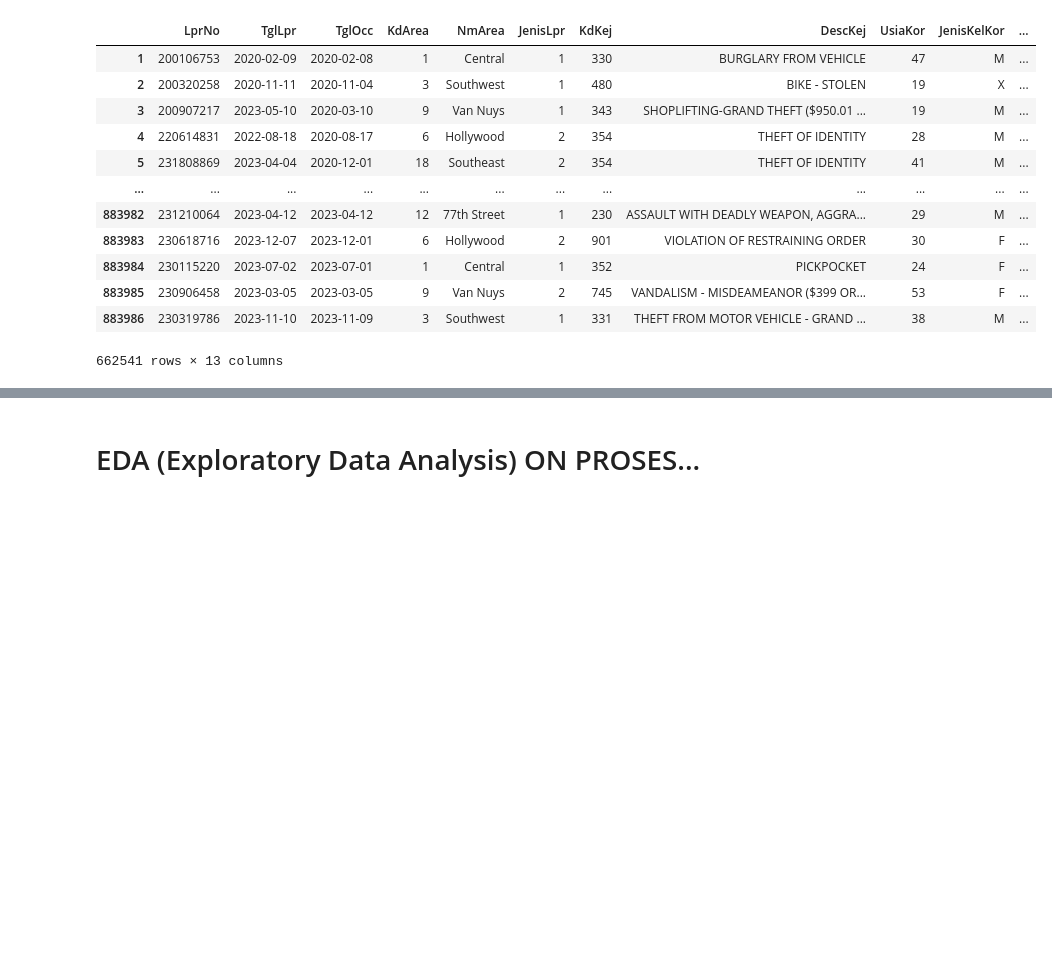
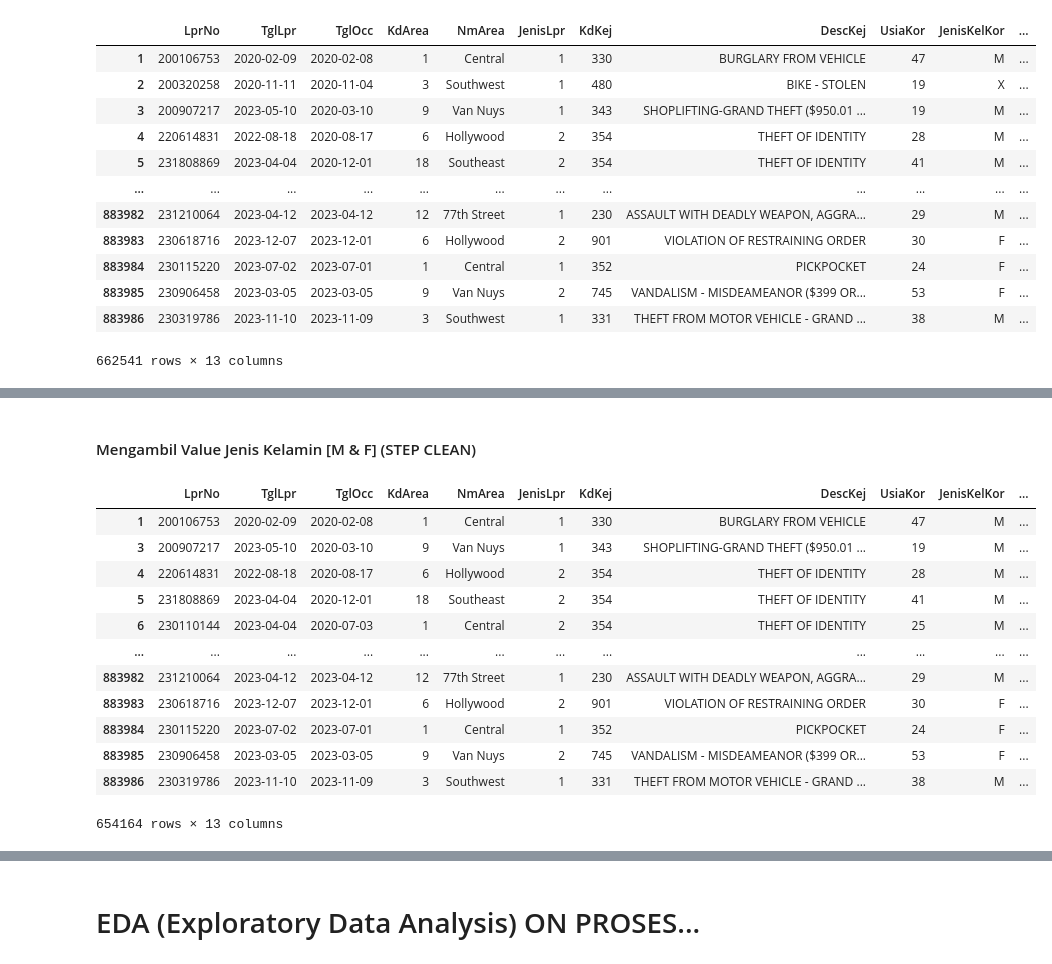
Before and after one commit to RIFF7/capstone-project, a Jupyter notebook: capstone_project.ipynb, the cells around one changed output, grey strips where cells are left out. Saved outputs shown, nothing was run; the diff lists cells and outputs as text; code cells hidden in the pictures; blank space fills up the shorter version.

```diff
--- a/capstone_project.ipynb
+++ b/capstone_project.ipynb
@@ -720,0 +717,24 @@ Name: count, dtype: int64
+# %% [markdown]
+#### Mengambil Value Jenis Kelamin [M & F] (STEP CLEAN)
+# %%
+# Mengambil data jenis kelamin hanya pada baris dengan value
+# 'M' dan 'F' pada kolom JenisKelKor
+jeniskel_mf = df_usia_positif.loc[df_usia_positif['JenisKelKor'].isin(['M', 'F'])]
+
+# Tampilkan DataFrame
+data_clean = jeniskel_mf
+data_clean
+# %% [output]
+|  | LprNo | TglLpr | TglOcc | KdArea | NmArea | JenisLpr | KdKej | DescKej | UsiaKor | JenisKelKor | ... |
+| 1 | 200106753 | 2020-02-09 | 2020-02-08 | 1 | Central | 1 | 330 | BURGLARY FROM VEHICLE | 47 | M | ... |
+| 3 | 200907217 | 2023-05-10 | 2020-03-10 | 9 | Van Nuys | 1 | 343 | SHOPLIFTING-GRAND THEFT ($950.01 ... | 19 | M | ... |
+| 4 | 220614831 | 2022-08-18 | 2020-08-17 | 6 | Hollywood | 2 | 354 | THEFT OF IDENTITY | 28 | M | ... |
+| 5 | 231808869 | 2023-04-04 | 2020-12-01 | 18 | Southeast | 2 | 354 | THEFT OF IDENTITY | 41 | M | ... |
+| 6 | 230110144 | 2023-04-04 | 2020-07-03 | 1 | Central | 2 | 354 | THEFT OF IDENTITY | 25 | M | ... |
+| ... | ... | ... | ... | ... | ... | ... | ... | ... | ... | ... | ... |
+| 883982 | 231210064 | 2023-04-12 | 2023-04-12 | 12 | 77th Street | 1 | 230 | ASSAULT WITH DEADLY WEAPON, AGGRA... | 29 | M | ... |
+| 883983 | 230618716 | 2023-12-07 | 2023-12-01 | 6 | Hollywood | 2 | 901 | VIOLATION OF RESTRAINING ORDER | 30 | F | ... |
+| 883984 | 230115220 | 2023-07-02 | 2023-07-01 | 1 | Central | 1 | 352 | PICKPOCKET | 24 | F | ... |
+| 883985 | 230906458 | 2023-03-05 | 2023-03-05 | 9 | Van Nuys | 2 | 745 | VANDALISM - MISDEAMEANOR ($399 OR... | 53 | F | ... |
+| 883986 | 230319786 | 2023-11-10 | 2023-11-09 | 3 | Southwest | 1 | 331 | THEFT FROM MOTOR VEHICLE - GRAND ... | 38 | M | ... |
+654164 rows × 13 columns
```
Also changed, not shown: parts of 18 cells of this notebook.
